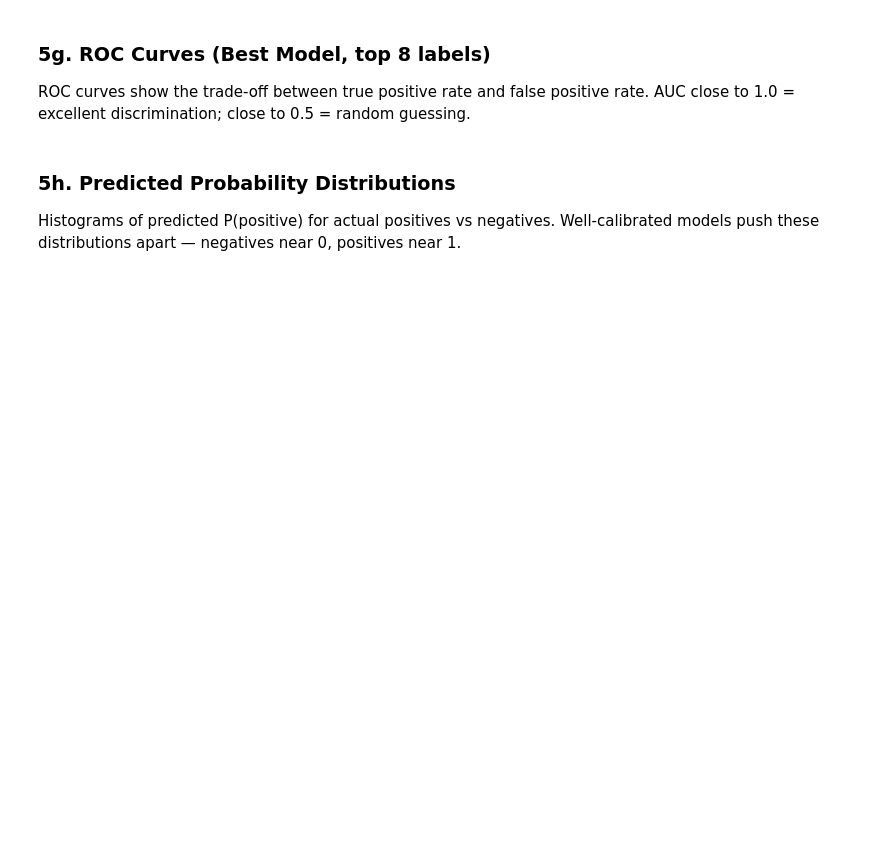
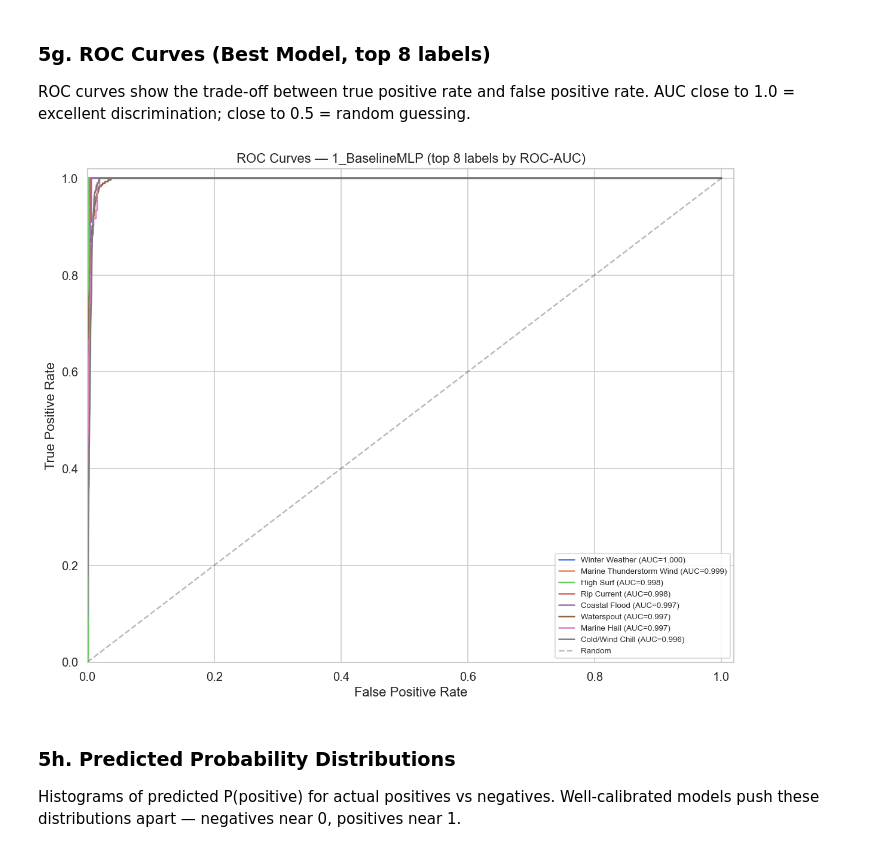
Before and after one commit to shikha-16/cascading-disaster-prediction, a Jupyter notebook: notebooks/04_neural_networks.ipynb, the cells around one changed output. Cells and saved outputs as stored; diff of their text form; code cells hidden in the pictures; blank space fills up the shorter version.

```diff
--- a/notebooks/04_neural_networks.ipynb
+++ b/notebooks/04_neural_networks.ipynb
@@ -1152,30 +1411,32 @@ AUC close to 1.0 = excellent discrimination; close to 0.5 = random guessing.
 # %%
 # ── ROC curves for the best model ──────────────────────────────────────
 best_model_name_roc = comparison_df['f1_macro'].idxmax()
 _, best_pl_roc, _, _ = all_results[best_model_name_roc]
 best_probs_roc = {'1_BaselineMLP': y_prob_test1, '2_WeatherMLP': y_prob_test2,
-                  '3_Autoencoder': y_prob_test3, '4_WeatherAE': y_prob_test4}[best_model_name_roc]
+                  }[best_model_name_roc]
 
 show_roc_labels = best_pl_roc.nlargest(8, 'roc_auc')['label'].tolist()
 
 fig, ax = plt.subplots(figsize=(10, 8))
 for label in show_roc_labels:
     idx = target_names.index(label)
     if y_test_raw[:, idx].sum() == 0 or y_test_raw[:, idx].sum() == len(y_test_raw[:, idx]):
         continue
     fpr, tpr, _ = roc_curve(y_test_raw[:, idx], best_probs_roc[:, idx])
     roc_auc_val = auc(fpr, tpr)
     ax.plot(fpr, tpr, label=f'{label} (AUC={roc_auc_val:.3f})', lw=1.5)
 
 ax.plot([0, 1], [0, 1], 'k--', alpha=0.3, label='Random')
 ax.set_xlabel('False Positive Rate')
 ax.set_ylabel('True Positive Rate')
 ax.set_title(f'ROC Curves — {best_model_name_roc} (top 8 labels by ROC-AUC)')
 ax.legend(loc='lower right', fontsize=8)
 ax.set_xlim(0, 1.02)
 ax.set_ylim(0, 1.02)
 plt.tight_layout()
 plt.show()
+# %% [output]
+[figure, added]
 # %% [markdown]
 ### 5h. Predicted Probability Distributions
 Histograms of predicted P(positive) for actual positives vs negatives.
```
Also changed, not shown: parts of 29 cells of this notebook.
